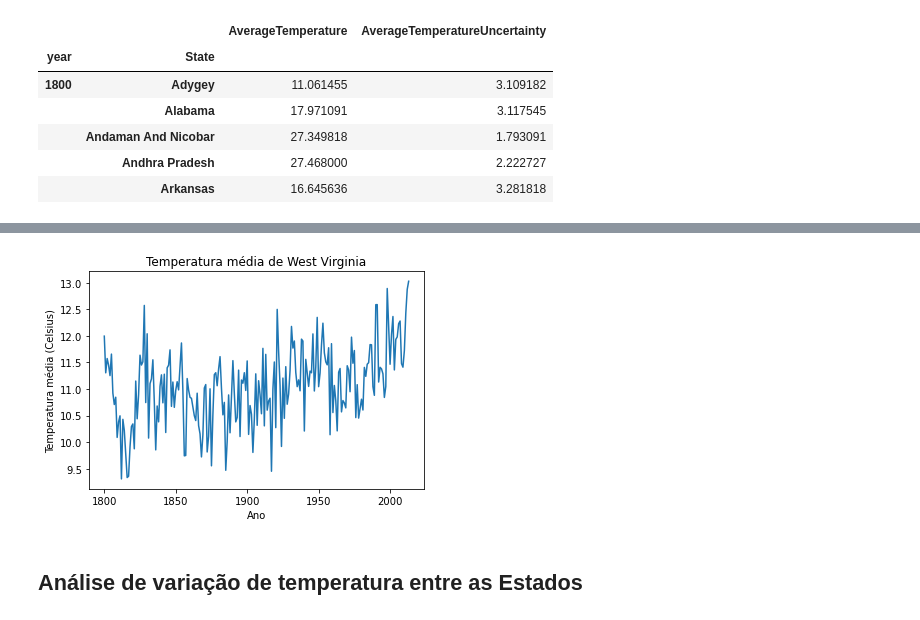
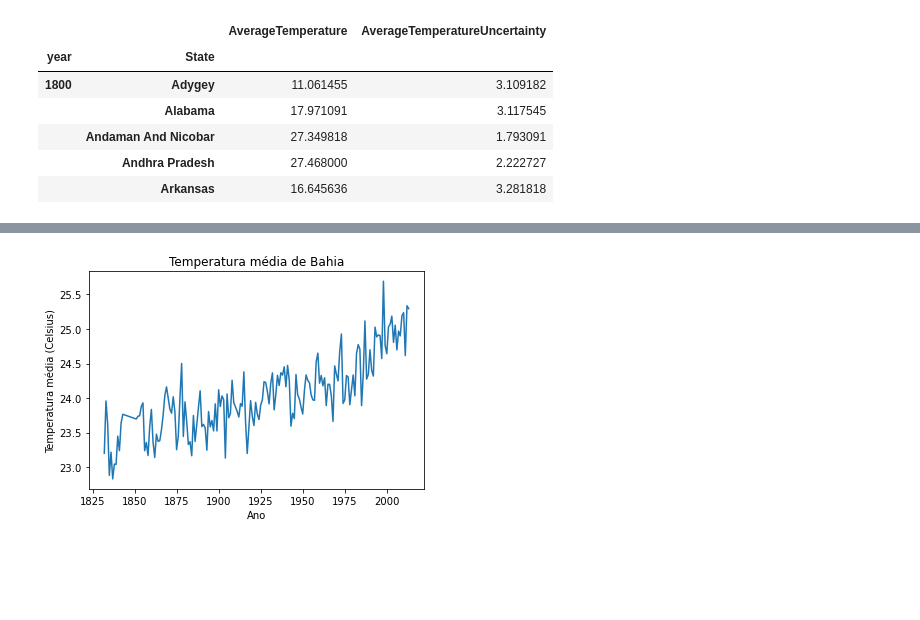
Before and after one commit to leonardovenan/santanderCoders3, a Jupyter notebook: Trabalho_final_states.ipynb, the cells around one changed output, grey strips where cells are left out. Saved outputs shown, nothing was run; the diff lists cells and outputs as text; code cells hidden in the pictures; blank space fills up the shorter version.

```diff
--- a/Trabalho_final_states.ipynb
+++ b/Trabalho_final_states.ipynb
@@ -5,6 +5,5 @@ import matplotlib.pyplot as plt
 ## Gráficos que mostram a evolução da temperatura média entre as cidades
 # %%
 dados = pd.read_csv("GlobalLandTemperaturesByState.csv")
-print(dados.head())
-dados = dados.drop()
+dados.head()
 # %% [output]
@@ -76,18 +75,16 @@ print(estados)
 # %%
 ## Por fim, utilizaremos o matplotib para plotar os gráficos a partir dos dados agrupados.
 ## Esse gráfico mostra a evolução da temperatura média por ano em uma cidade espec
 def Grafico(localidade):
     dados_local = dados_agrupados.loc[(slice(None), localidade), :]
     dados_local = dados_local.reset_index(level=0)
 
     plt.plot(dados_local["year"], dados_local["AverageTemperature"])
     plt.xlabel("Ano")
     plt.ylabel("Temperatura média (Celsius)")
     plt.title("Temperatura média de "+ localidade)
     plt.show()
 
-Grafico("West Virginia")
+Grafico("Bahia")
 # %% [output]
-[figure, old version]
+[figure, new version]
-# %% [markdown]
-## Análise de variação de temperatura entre as Estados
```
Also changed, not shown: parts of 6 cells of this notebook, 1 other file.
